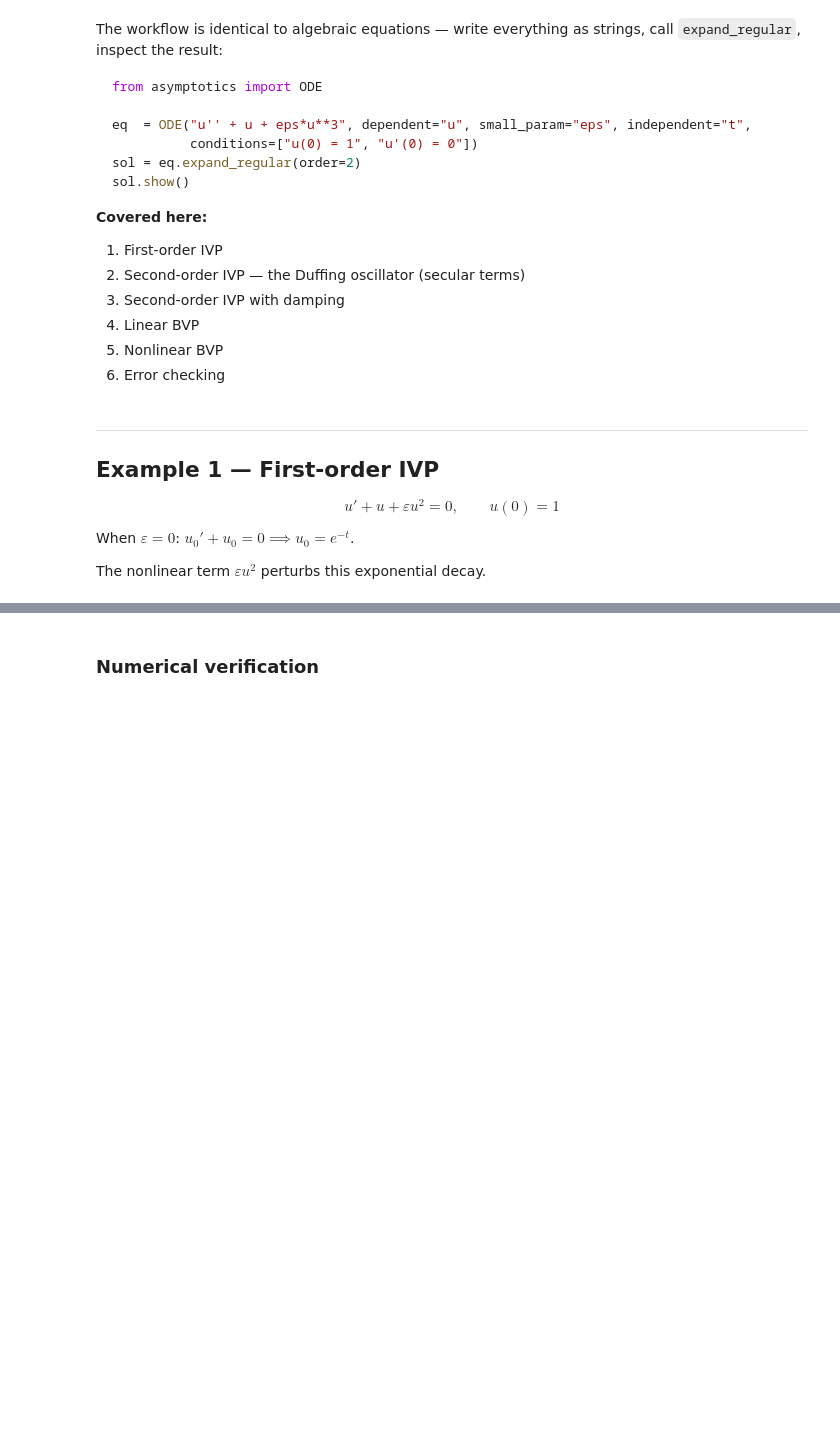
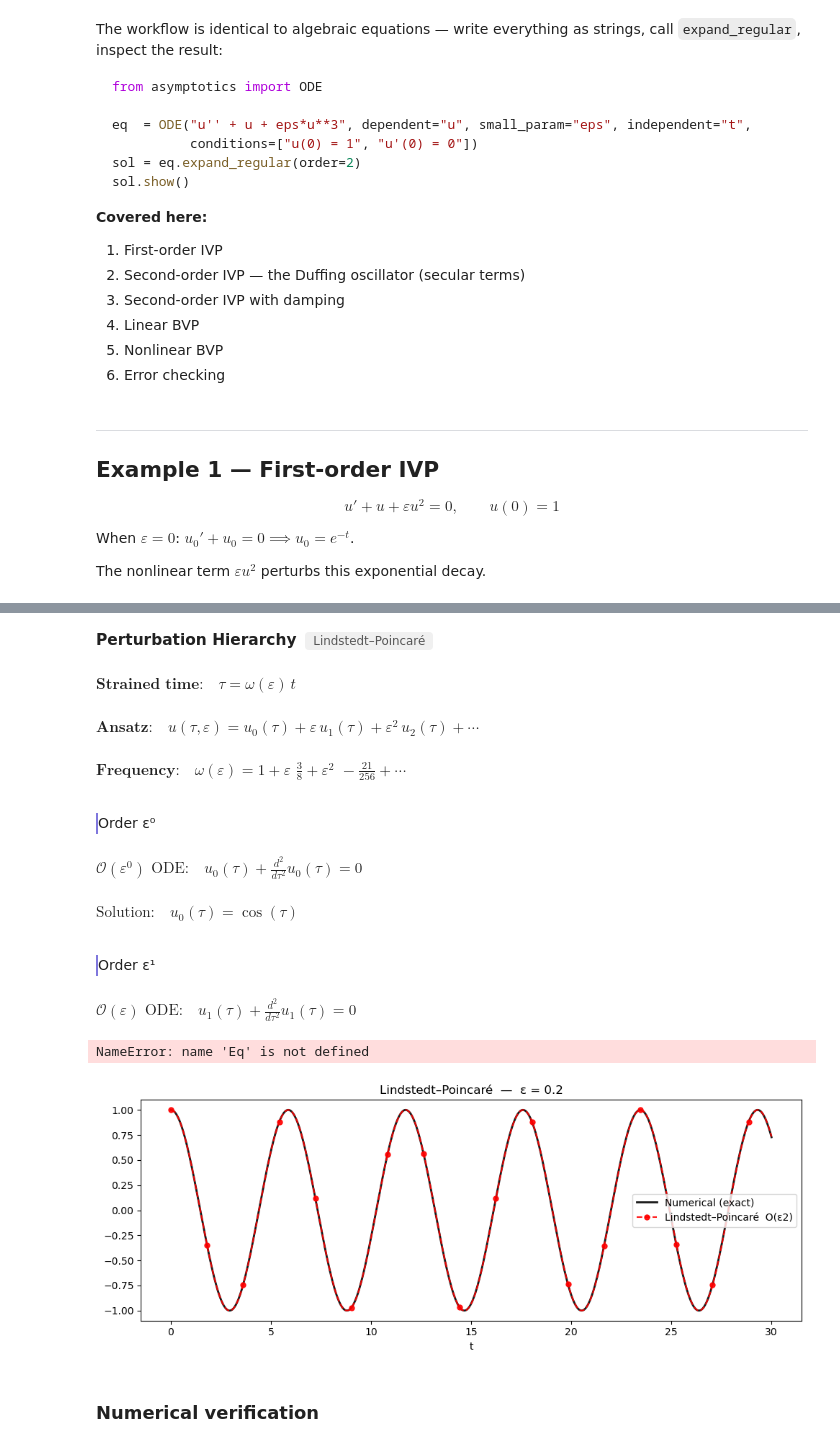
Before and after one commit to saadgroup/asymptotics, a Jupyter notebook: examples/03_ode.ipynb, the cells around one changed output, grey strips where cells are left out. Drawn from its saved outputs; the diff is of its cells as text; code cells hidden in the pictures; blank space fills up the shorter version.

Commit message:
Fix issues with the display and printout of equations. Add a latex export option.

```diff
--- a/examples/03_ode.ipynb
+++ b/examples/03_ode.ipynb
@@ -69,12 +87,9 @@ $\displaystyle \boxed{u(t,\varepsilon) = e^{- t} + \varepsilon \left(- e^{- t} +
 # %%
 eq  = ODE(equation = "u'' + u + eps*u**3",
-          dependent= "u",
           small_param="eps",
-          independent="t",
           conditions= ["u(0) = 1", "u'(0) = 0"])
 
 # Regular perturbation
 sol = eq.expand_regular(order=2)
-result = sol.compare_numeric(eps=0.2, problem=eq, t_range=[0, 30])
 sol.show()
 # %% [output]
@@ -94,3 +110,19 @@ $\displaystyle \text{Particular:} \quad u_{2}{\left(t \right)} = - \frac{9 t^{2}
+# %%
+sol = eq.expand_lindstedt(order=2)
+result = sol.compare_numeric(eps=0.2, problem=eq, plot_range=[0, 30])
+sol.show()
+# %% [output]
+Perturbation Hierarchy Lindstedt–Poincaré
+$\displaystyle \textbf{Strained time:} \quad \tau = \omega(\varepsilon)\,t$
+$\displaystyle \textbf{Ansatz:} \quad u(\tau, \varepsilon) = u_{0}(\tau) + \varepsilon\,u_{1}(\tau) + \varepsilon^{2}\,u_{2}(\tau) + \cdots$
+$\displaystyle \textbf{Frequency:} \quad \omega(\varepsilon) = 1 + \varepsilon\,\,\frac{3}{8} + \varepsilon^{2}\,\,- \frac{21}{256} + \cdots$
+Order ε⁰
+$\displaystyle \mathcal{O}(\varepsilon^{0}) \text{ ODE:} \quad u_{0}{\left(\tau \right)} + \frac{d^{2}}{d \tau^{2}} u_{0}{\left(\tau \right)} = 0$
+$\displaystyle \text{Solution:} \quad u_{0}{\left(\tau \right)} = \cos{\left(\tau \right)}$
+Order ε¹
+$\displaystyle \mathcal{O}(\varepsilon) \text{ ODE:} \quad u_{1}{\left(\tau \right)} + \frac{d^{2}}{d \tau^{2}} u_{1}{\left(\tau \right)} = 0$
+NameError: name 'Eq' is not defined
+[figure, added]
 # %% [markdown]
 ### Numerical verification
 # %%
```
Also changed, not shown: parts of 3 cells of this notebook, 10 other files.
